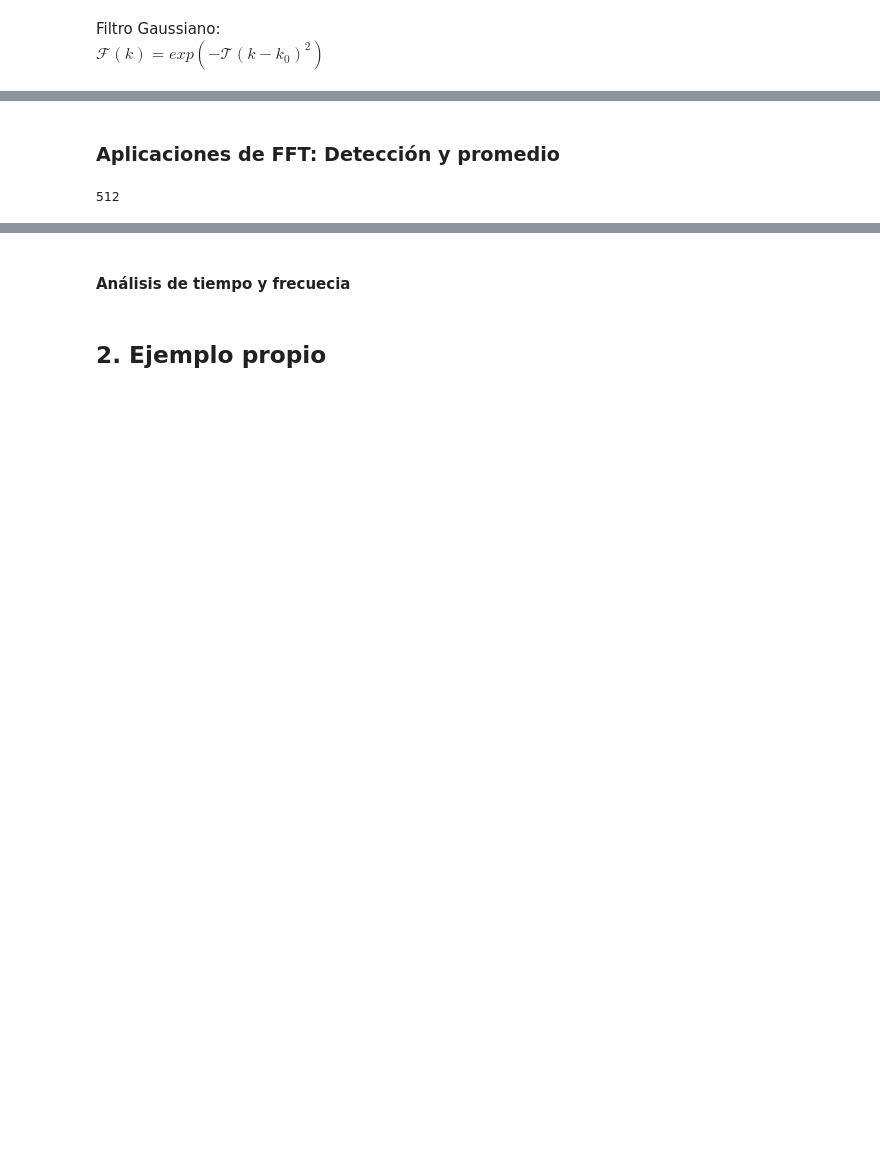
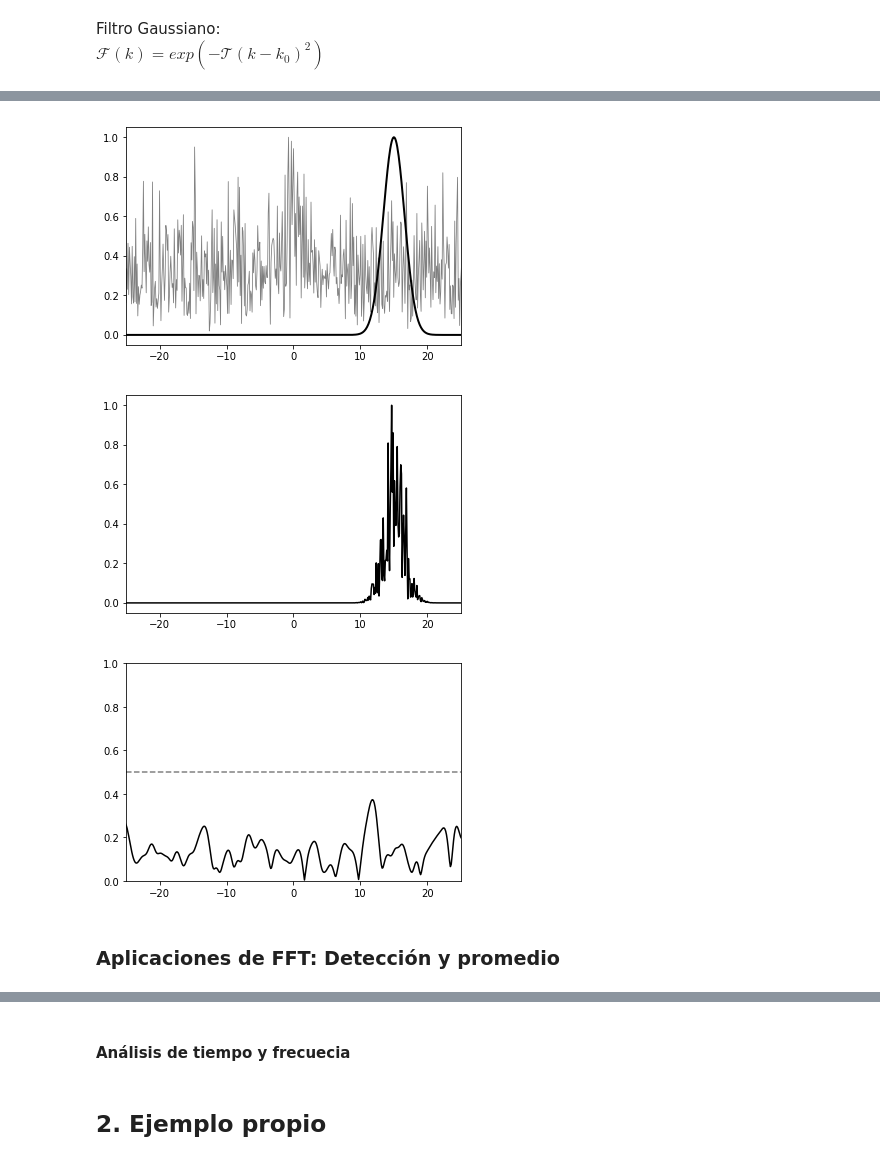
Before and after one commit to nvalencia/-Herramientas-Computacionales-IMEC3602, a Jupyter notebook: Taller_4/201425625_Taller4.ipynb, the cells around one changed output, grey strips where cells are left out. Saved outputs shown, nothing was run; the diff lists cells and outputs as text; code cells hidden in the pictures; blank space fills up the shorter version.

```diff
--- a/Taller_4/201425625_Taller4.ipynb
+++ b/Taller_4/201425625_Taller4.ipynb
@@ -227,6 +246,27 @@ plt.plot(t,abs(ufn122))
+# %%
+k0 = 15
+f = exp(-0.2*(k2-k0)**2)
+utfn122 = f*utn122
+ufn122=fft.ifft(utfn122)
+# %%
+plt.figure(1)
+plt.plot(fft.fftshift(k2),abs(fft.fftshift(utn122))/max(abs(fft.fftshift(utn122))),'grey',lw=0.8)
+plt.plot(fft.fftshift(k2),fft.fftshift(f),'k',lw=2)
+plt.xlim(-25,25)
+
+plt.figure(2)
+plt.plot(fft.fftshift(k2),abs(fft.fftshift(utfn122))/max(abs(fft.fftshift(utfn122))),'k')
+plt.xlim(-25,25)
+
+plt.figure(3)
+plt.plot(t,abs(ufn122),'k')
+plt.axhline(y=0.5,color='grey',linestyle='--')
+plt.xlim(-25,25)
+plt.ylim(0,1)
+plt.show()
+# %% [output]
+[figure, added]
+[figure, added]
+[figure, added]
 # %% [markdown]
 ### Aplicaciones de FFT: Detección y promedio <a name="12.3"></a>
-# %%
-size(k2)
-# %% [output]
-512
```
Also changed, not shown: parts of 11 cells of this notebook.
